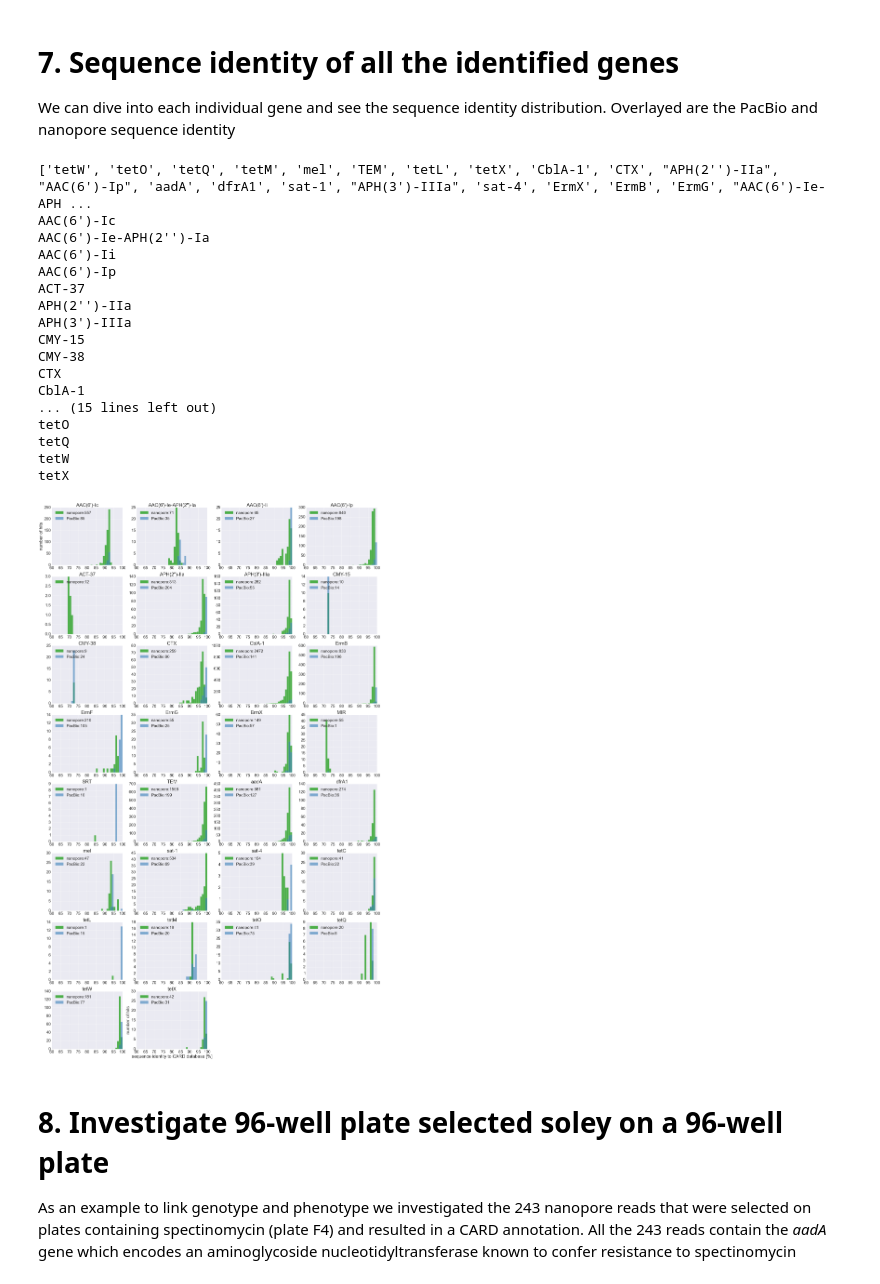
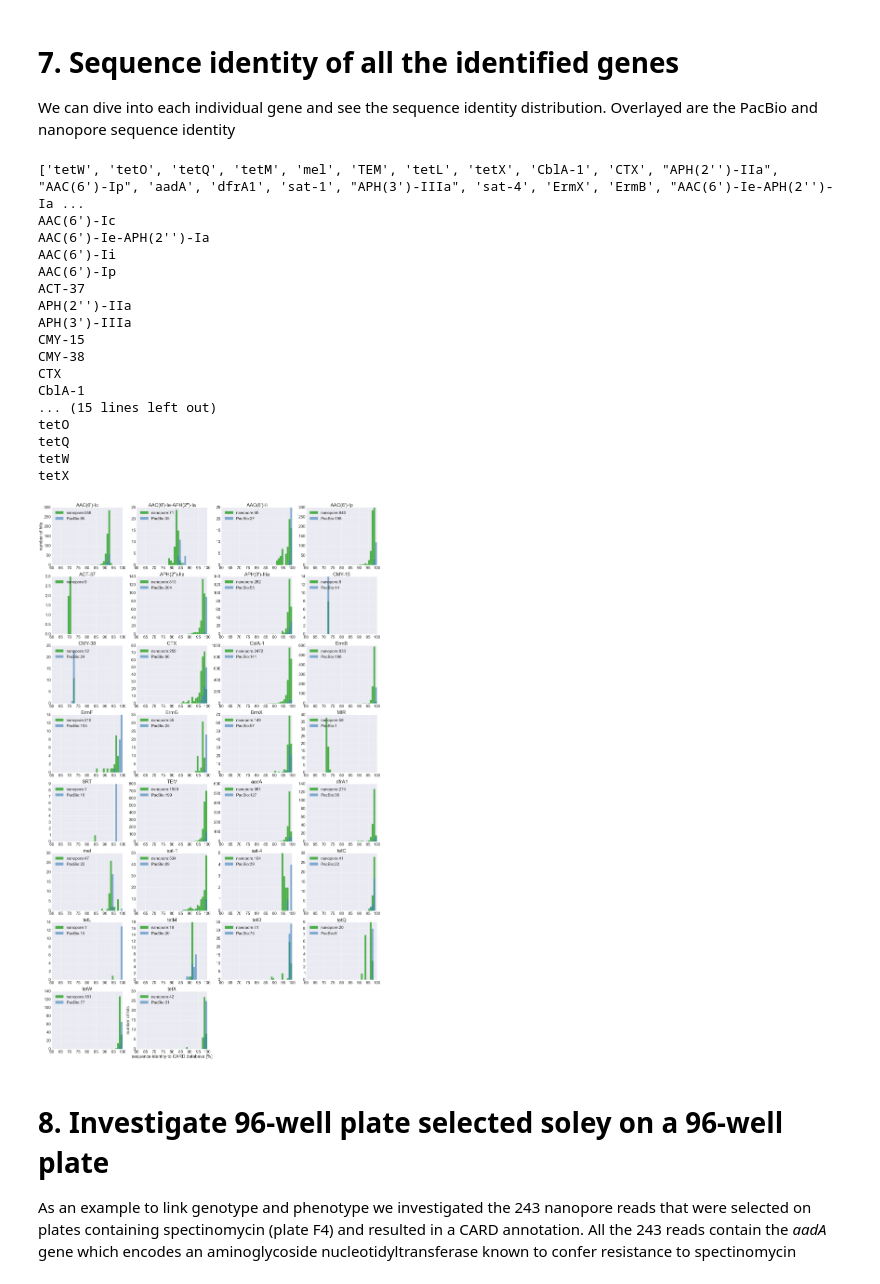
Before and after one commit to EvdH0/poreFUME_paper, a Jupyter notebook: analyzeResistome.ipynb, the cells around one changed output. Saved outputs shown, nothing was run; the diff lists cells and outputs as text; code cells hidden in the pictures.

```diff
--- a/analyzeResistome.ipynb
+++ b/analyzeResistome.ipynb
@@ -412,7 +649,7 @@ pp.close()
 # 5. CARD annotation of the nanopore library B and PacBio dataset
 Since the metagenomic selection was performed on antibiotics, we annotated the sequencing data with the [CARD database](https://card.mcmaster.ca/) (Comprehensive Antibiotic Research Database) database to gain functional insights. Please cite [McArthur et al. 2013. The Comprehensive Antibiotic Resistance Database. Antimicrobial Agents and Chemotherapy, 57, 3348-3357.](http://www.ncbi.nlm.nih.gov/pubmed/23650175)
 # %%
-dfMIp3 = pd.read_csv(annotationPathOrdered['MI_corr2'])
+dfMIp3 = pd.read_csv(annotationPathOrdered['MI_polishNoFilter'])
 dfPB = pd.read_csv(annotationPathOrdered['PB_ass']) #load annotated pacbio reads
 dfS = pd.read_csv(annotationPathOrdered['S_ass'])
 
@@ -453,7 +690,7 @@ getRecordSize(qPathOrdered['MI_raw'])
 
 SangerSize = getRecordSize(qPathOrdered['S_ass'])
 PBSize = getRecordSize(qPathOrdered['PB_ass'])
-MISize = getRecordSize(qPathOrdered['MI_corr2'])
+MISize = getRecordSize(qPathOrdered['MI_polishNoFilter'])
 # %%
 dfAssembly = pd.read_pickle('inputFiles/SangerAssembly.withoutCandT.pckl') #Contains a formatted CLC export with the amount of reads contained in a contig
 dfAssembly= dfAssembly.fillna(1)
@@ -586,7 +823,7 @@ The Pearson correlation test (R^2 = 0.71, p< 1e-07) of the log transformed abund
 We can dive into each individual gene and see the sequence identity distribution. Overlayed are the PacBio and nanopore sequence identity
 # %%
 
-pp = PdfPages('figures/FigSXXX_individualGeneSeqId.pdf')
+pp = PdfPages('figures/FigS03_individualGeneSeqId.v2.pdf')
 counter = 1
 bins = range(60,101)
 fig = plt.figure(figsize=(30,50))
@@ -644,35 +881,35 @@ for thisGene in sorted(cleanList):
     #    print "skip only 1"
     counter = counter +1
     if counter == 70:
         break
 
 #Set labels for last fig only to not clutter the graph
 ax1.set_xlabel('sequence identity to CARD database [%]')
 ax1.set_ylabel('number of hits')
 
 plt.gcf().subplots_adjust(left=0.05,right=0.98,top=0.95,bottom=0.02)
 pp.savefig()
 #plt.show()
 pp.close()
 # %% [output]
-['tetW', 'tetO', 'tetQ', 'tetM', 'mel', 'TEM', 'tetL', 'tetX', 'CblA-1', 'CTX', "APH(2'')-IIa", "AAC(6')-Ip", 'aadA', 'dfrA1', 'sat-1', "APH(3')-IIIa", 'sat-4', 'ErmX', 'ErmB', 'ErmG', "AAC(6')-Ie-APH ...
+['tetW', 'tetO', 'tetQ', 'tetM', 'mel', 'TEM', 'tetL', 'tetX', 'CblA-1', 'CTX', "APH(2'')-IIa", "AAC(6')-Ip", 'aadA', 'dfrA1', 'sat-1', "APH(3')-IIIa", 'sat-4', 'ErmX', 'ErmB', "AAC(6')-Ie-APH(2'')-Ia ...
 AAC(6')-Ic
 AAC(6')-Ie-APH(2'')-Ia
 AAC(6')-Ii
 AAC(6')-Ip
 ACT-37
 APH(2'')-IIa
 APH(3')-IIIa
 CMY-15
 CMY-38
 CTX
 CblA-1
 ... (15 lines left out)
 tetO
 tetQ
 tetW
 tetX
-[figure, old version]
+[figure, new version]
 # %% [markdown]
 # 8. Investigate 96-well plate selected soley on a 96-well plate
 As an example to link genotype and phenotype we investigated the 243 nanopore reads that were selected on plates containing spectinomycin (plate F4) and resulted in a CARD annotation. All the 243 reads contain the _aadA_ gene which encodes an aminoglycoside nucleotidyltransferase known to confer resistance to spectinomycin
```
Also changed, not shown: parts of 18 cells of this notebook, 4 other files.
